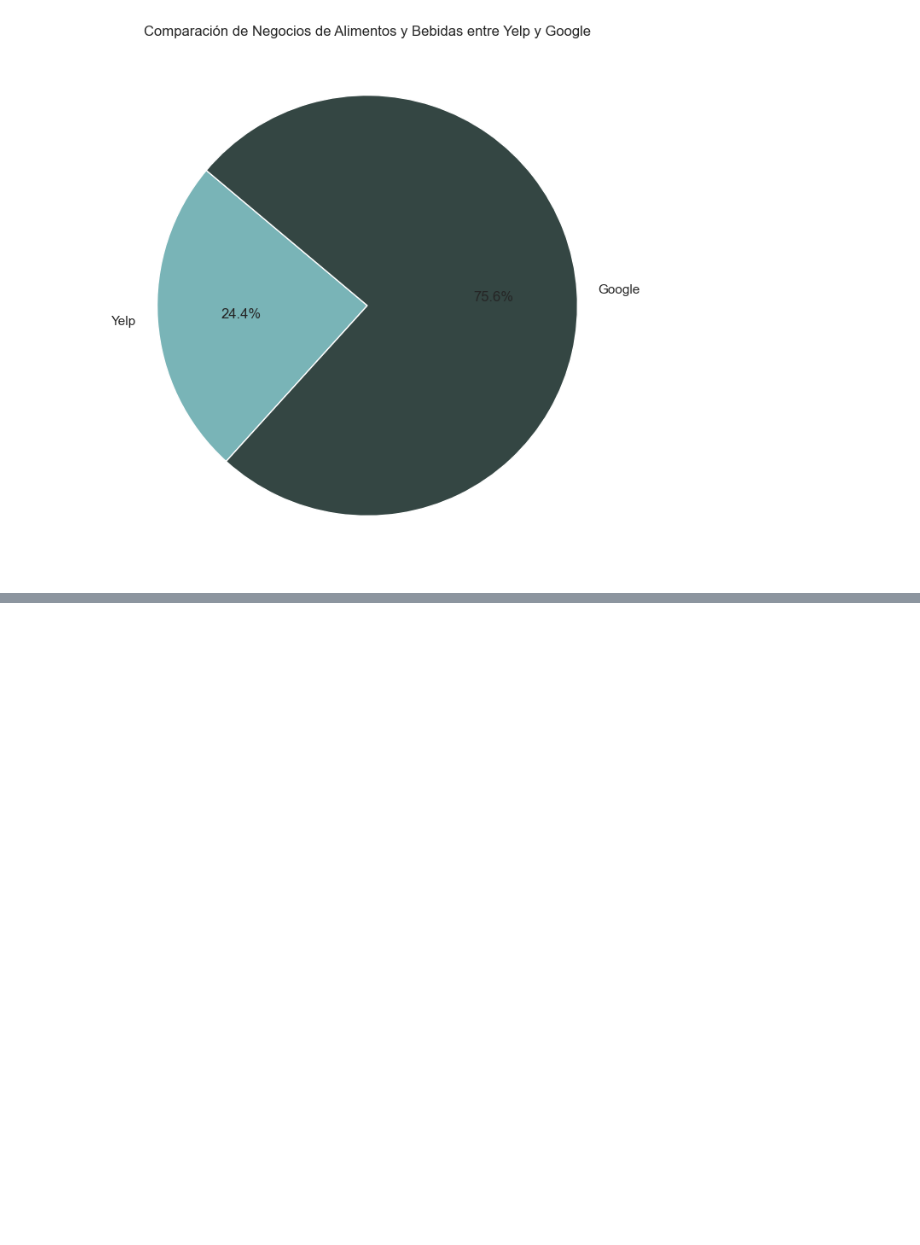
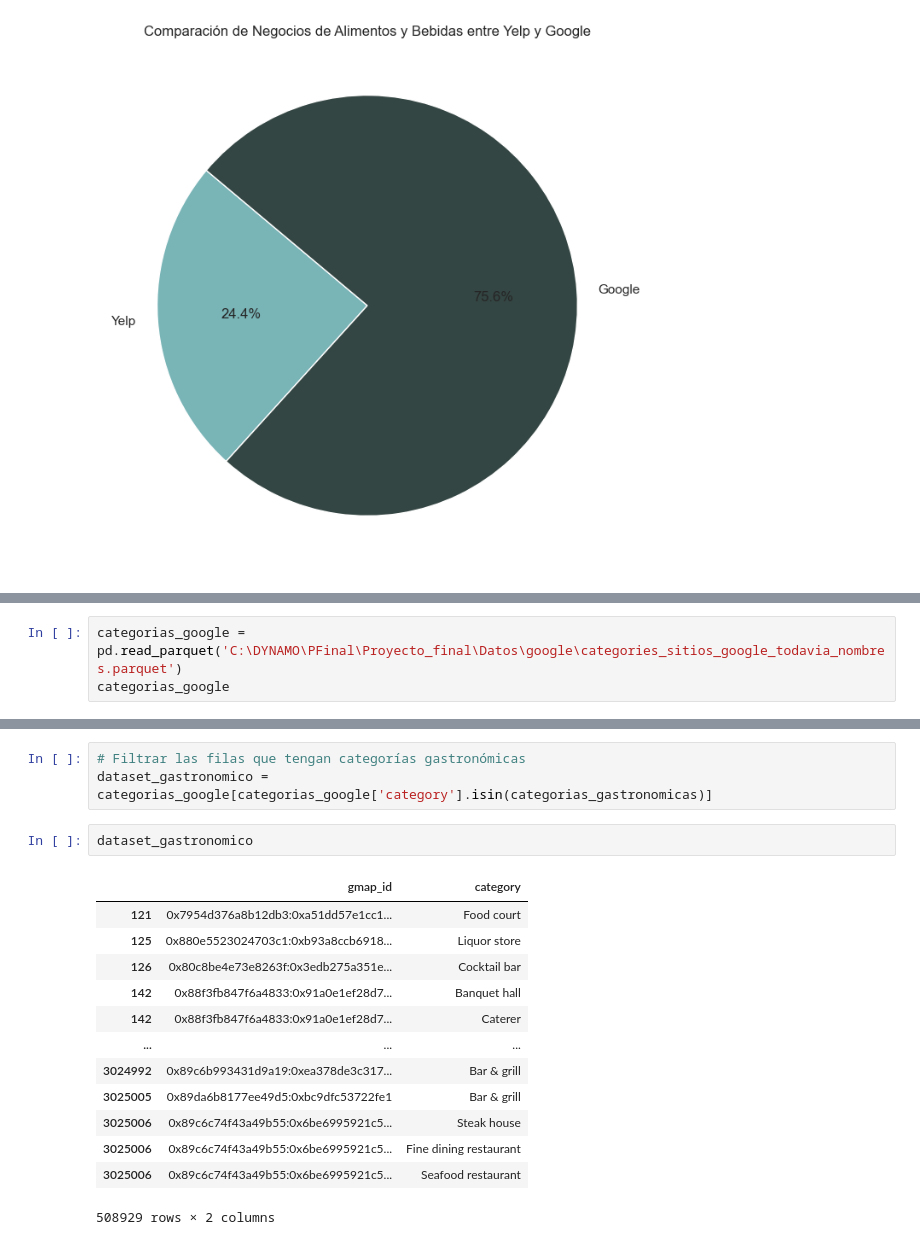
Before and after one commit to agustin-caceres/DataPulse_Gmaps_Yelp, a Jupyter notebook: notebooks/EDA/eda_categorias.ipynb, the cells around one changed output, grey strips where cells are left out. Cells and saved outputs as stored; diff of their text form; blank space fills up the shorter version.

Commit message:
Ultima actualización EDA categorías

```diff
--- a/notebooks/EDA/eda_categorias.ipynb
+++ b/notebooks/EDA/eda_categorias.ipynb
@@ -3312,0 +3317,3 @@ plt.show()
+# %%
+categorias_google = pd.read_parquet('C:\DYNAMO\PFinal\Proyecto_final\Datos\google\categories_sitios_google_todavia_nombres.parquet')
+categorias_google
@@ -3312,0 +3861,19 @@ plt.show()
+# %%
+# Filtrar las filas que tengan categorías gastronómicas
+dataset_gastronomico = categorias_google[categorias_google['category'].isin(categorias_gastronomicas)]
+# %%
+dataset_gastronomico
+# %% [output]
+|  | gmap_id | category |
+| 121 | 0x7954d376a8b12db3:0xa51dd57e1cc1... | Food court |
+| 125 | 0x880e5523024703c1:0xb93a8ccb6918... | Liquor store |
+| 126 | 0x80c8be4e73e8263f:0x3edb275a351e... | Cocktail bar |
+| 142 | 0x88f3fb847f6a4833:0x91a0e1ef28d7... | Banquet hall |
+| 142 | 0x88f3fb847f6a4833:0x91a0e1ef28d7... | Caterer |
+| ... | ... | ... |
+| 3024992 | 0x89c6b993431d9a19:0xea378de3c317... | Bar & grill |
+| 3025005 | 0x89da6b8177ee49d5:0xbc9dfc53722fe1 | Bar & grill |
+| 3025006 | 0x89c6c74f43a49b55:0x6be6995921c5... | Steak house |
+| 3025006 | 0x89c6c74f43a49b55:0x6be6995921c5... | Fine dining restaurant |
+| 3025006 | 0x89c6c74f43a49b55:0x6be6995921c5... | Seafood restaurant |
+508929 rows × 2 columns
```
Also changed, not shown: parts of 14 cells of this notebook.
